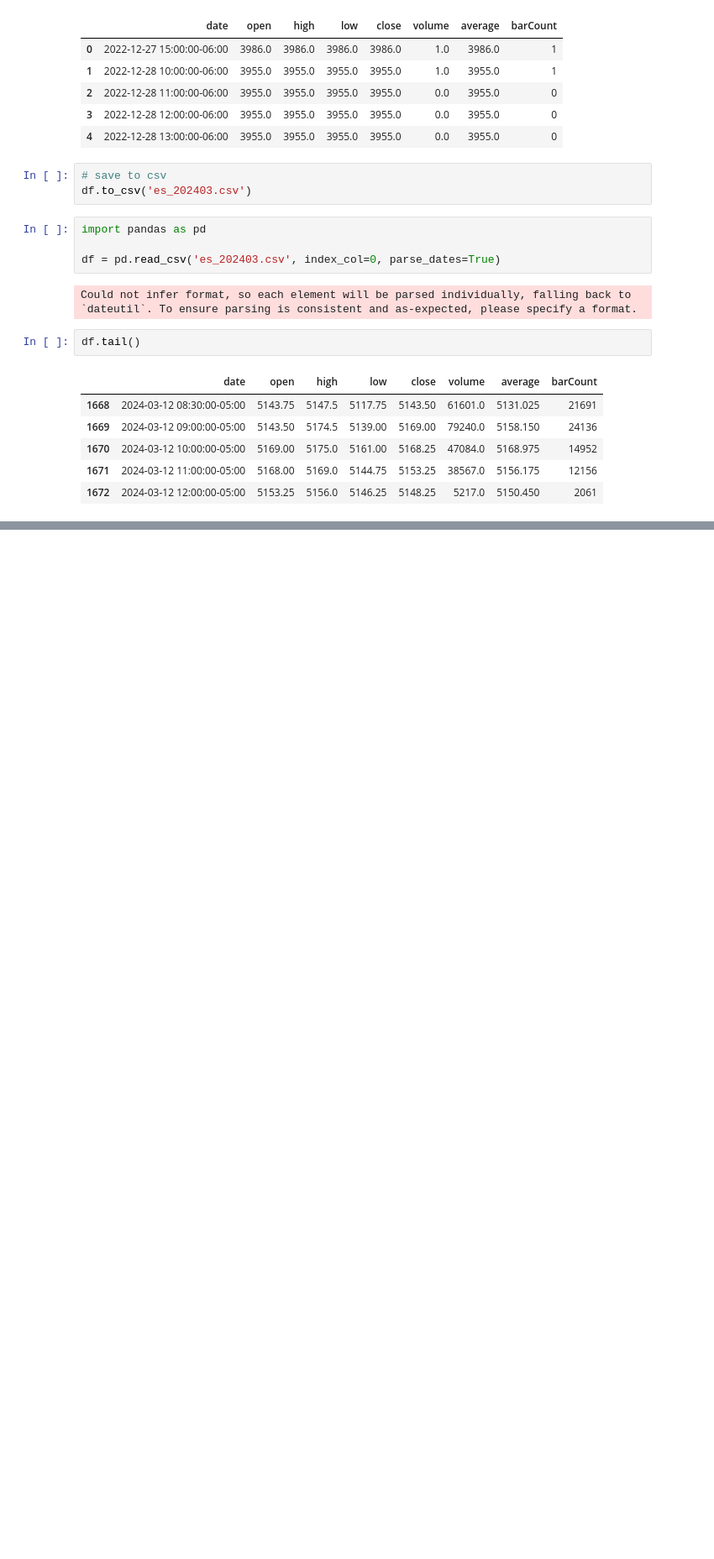
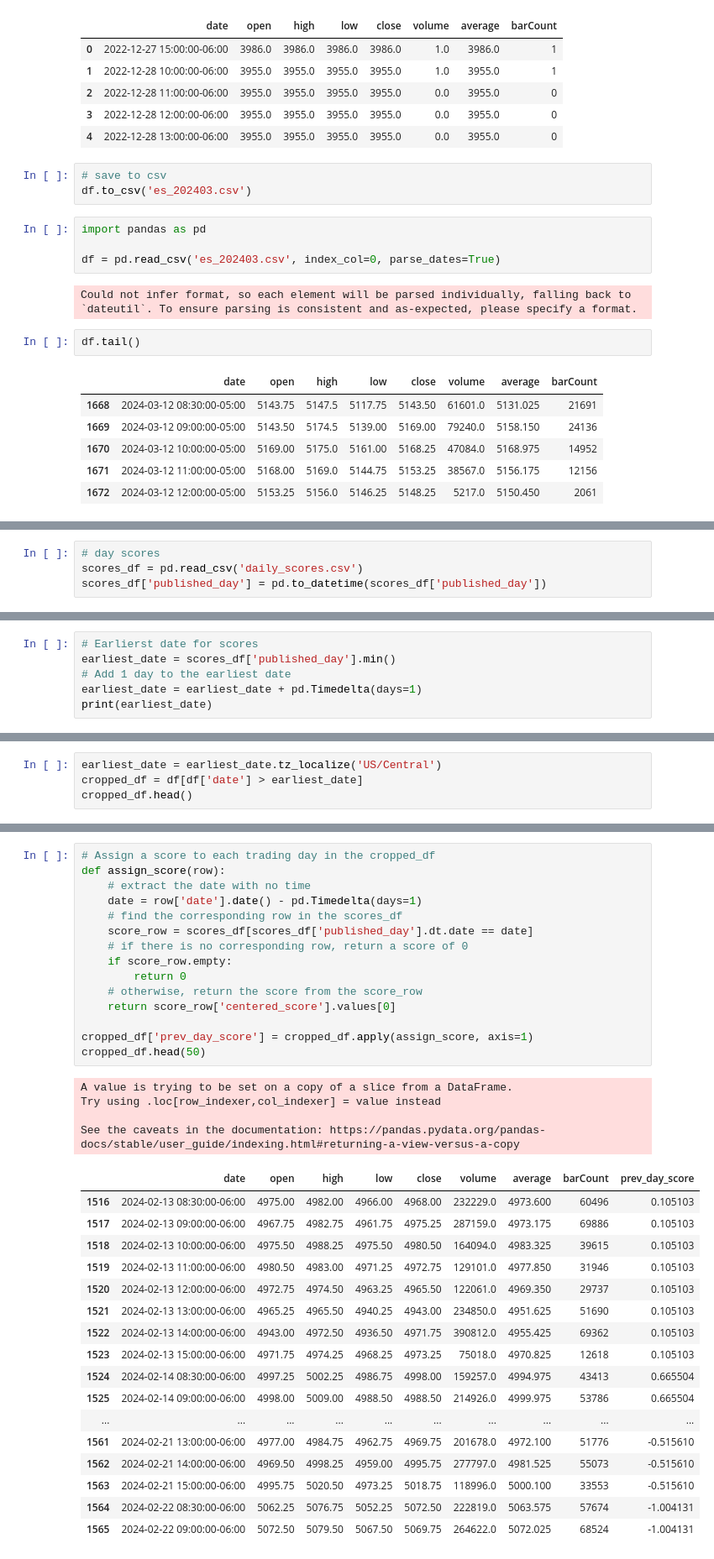
Before and after one commit to mahdouch9165/CS523, a Jupyter notebook: common_task/es_trader.ipynb, the cells around one changed output, grey strips where cells are left out. Shown at 84% size. Saved outputs shown, nothing was run; the diff lists cells and outputs as text; blank space fills up the shorter version.

Commit message:
added emotional scores

```diff
--- a/common_task/es_trader.ipynb
+++ b/common_task/es_trader.ipynb
@@ -127,0 +126,4 @@ Peer closed connection.
+# %%
+# day scores
+scores_df = pd.read_csv('daily_scores.csv')
+scores_df['published_day'] = pd.to_datetime(scores_df['published_day'])
@@ -127,0 +139,6 @@ Peer closed connection.
+# %%
+# Earlierst date for scores
+earliest_date = scores_df['published_day'].min()
+# Add 1 day to the earliest date
+earliest_date = earliest_date + pd.Timedelta(days=1)
+print(earliest_date)
@@ -127,0 +147,4 @@ Peer closed connection.
+# %%
+earliest_date = earliest_date.tz_localize('US/Central')
+cropped_df = df[df['date'] > earliest_date]
+cropped_df.head()
@@ -127,0 +158,37 @@ Peer closed connection.
+# %%
+# Assign a score to each trading day in the cropped_df
+def assign_score(row):
+    # extract the date with no time
+    date = row['date'].date() - pd.Timedelta(days=1)
+    # find the corresponding row in the scores_df
+    score_row = scores_df[scores_df['published_day'].dt.date == date]
+    # if there is no corresponding row, return a score of 0
+    if score_row.empty:
+        return 0
+    # otherwise, return the score from the score_row
+    return score_row['centered_score'].values[0]
+
+cropped_df['prev_day_score'] = cropped_df.apply(assign_score, axis=1)
+cropped_df.head(50)
+# %% [output]
+A value is trying to be set on a copy of a slice from a DataFrame.
+Try using .loc[row_indexer,col_indexer] = value instead
+
+See the caveats in the documentation: https://pandas.pydata.org/pandas-docs/stable/user_guide/indexing.html#returning-a-view-versus-a-copy
+|  | date | open | high | low | close | volume | average | barCount | prev_day_score |
+| 1516 | 2024-02-13 08:30:00-06:00 | 4975.00 | 4982.00 | 4966.00 | 4968.00 | 232229.0 | 4973.600 | 60496 | 0.105103 |
+| 1517 | 2024-02-13 09:00:00-06:00 | 4967.75 | 4982.75 | 4961.75 | 4975.25 | 287159.0 | 4973.175 | 69886 | 0.105103 |
+| 1518 | 2024-02-13 10:00:00-06:00 | 4975.50 | 4988.25 | 4975.50 | 4980.50 | 164094.0 | 4983.325 | 39615 | 0.105103 |
+| 1519 | 2024-02-13 11:00:00-06:00 | 4980.50 | 4983.00 | 4971.25 | 4972.75 | 129101.0 | 4977.850 | 31946 | 0.105103 |
+| 1520 | 2024-02-13 12:00:00-06:00 | 4972.75 | 4974.50 | 4963.25 | 4965.50 | 122061.0 | 4969.350 | 29737 | 0.105103 |
+| 1521 | 2024-02-13 13:00:00-06:00 | 4965.25 | 4965.50 | 4940.25 | 4943.00 | 234850.0 | 4951.625 | 51690 | 0.105103 |
+| 1522 | 2024-02-13 14:00:00-06:00 | 4943.00 | 4972.50 | 4936.50 | 4971.75 | 390812.0 | 4955.425 | 69362 | 0.105103 |
+| 1523 | 2024-02-13 15:00:00-06:00 | 4971.75 | 4974.25 | 4968.25 | 4973.25 | 75018.0 | 4970.825 | 12618 | 0.105103 |
+| 1524 | 2024-02-14 08:30:00-06:00 | 4997.25 | 5002.25 | 4986.75 | 4998.00 | 159257.0 | 4994.975 | 43413 | 0.665504 |
+| 1525 | 2024-02-14 09:00:00-06:00 | 4998.00 | 5009.00 | 4988.50 | 4988.50 | 214926.0 | 4999.975 | 53786 | 0.665504 |
+| ... | ... | ... | ... | ... | ... | ... | ... | ... | ... |
+| 1561 | 2024-02-21 13:00:00-06:00 | 4977.00 | 4984.75 | 4962.75 | 4969.75 | 201678.0 | 4972.100 | 51776 | -0.515610 |
+| 1562 | 2024-02-21 14:00:00-06:00 | 4969.50 | 4998.25 | 4959.00 | 4995.75 | 277797.0 | 4981.525 | 55073 | -0.515610 |
+| 1563 | 2024-02-21 15:00:00-06:00 | 4995.75 | 5020.50 | 4973.25 | 5018.75 | 118996.0 | 5000.100 | 33553 | -0.515610 |
+| 1564 | 2024-02-22 08:30:00-06:00 | 5062.25 | 5076.75 | 5052.25 | 5072.50 | 222819.0 | 5063.575 | 57674 | -1.004131 |
+| 1565 | 2024-02-22 09:00:00-06:00 | 5072.50 | 5079.50 | 5067.50 | 5069.75 | 264622.0 | 5072.025 | 68524 | -1.004131 |
```
Also changed, not shown: parts of 5 cells of this notebook, 3 other files.
